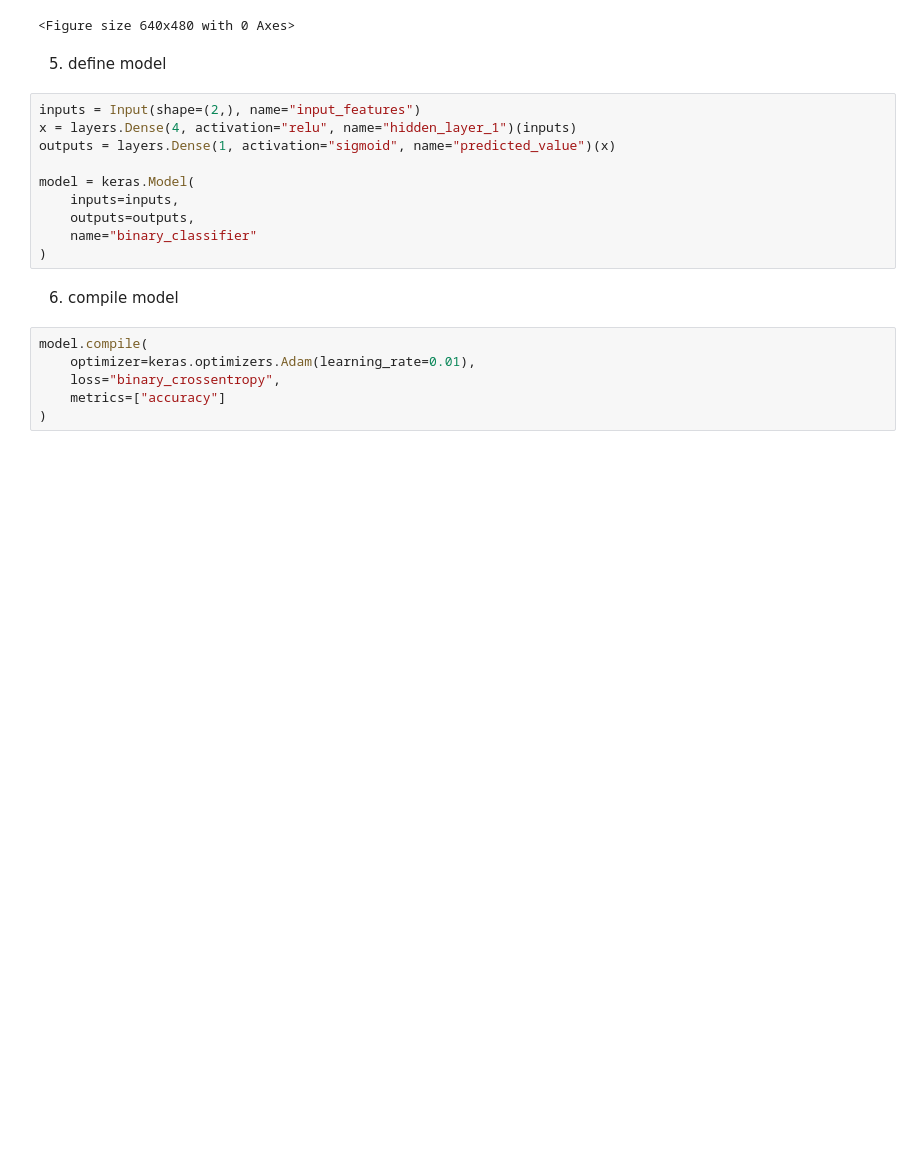
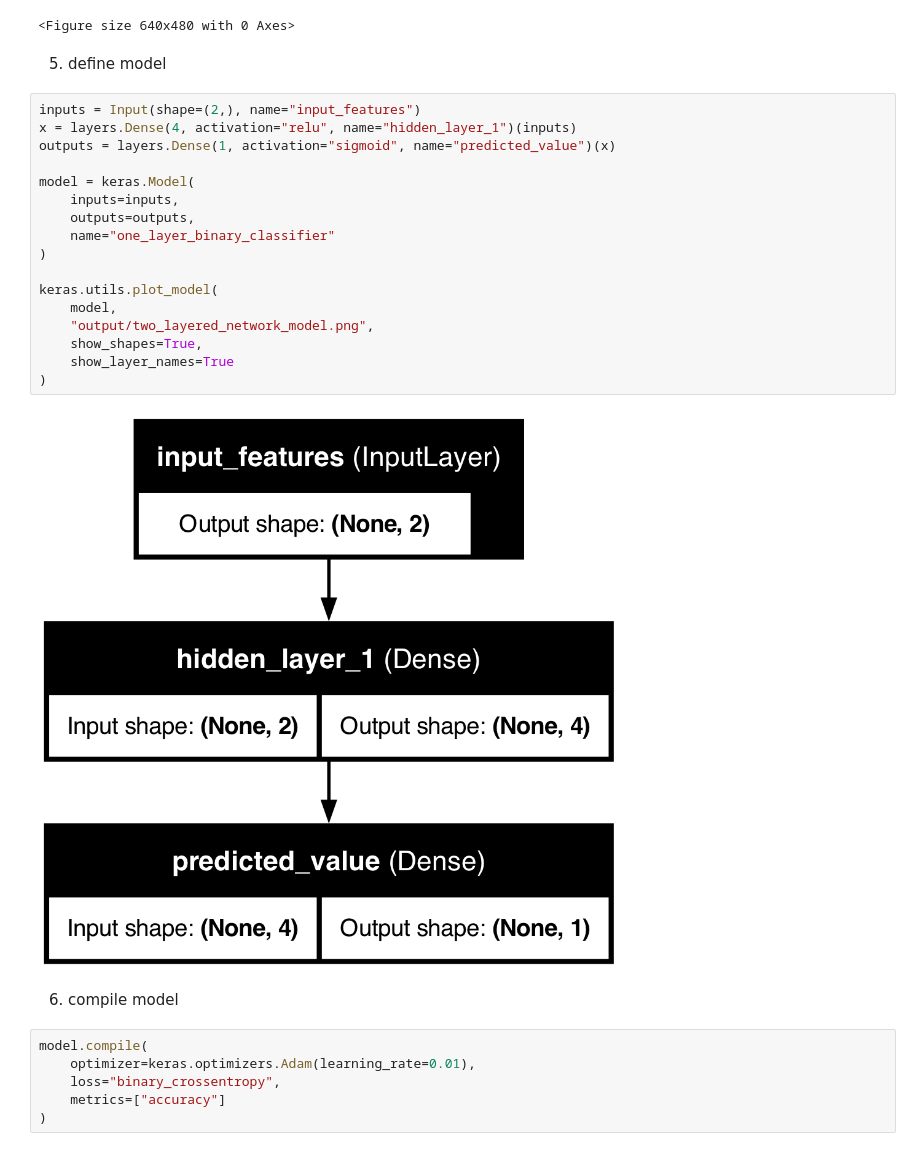
Before and after one commit to JeremiJL/MIW, a Jupyter notebook: projects/project_04/part_2/program_2.ipynb, the cells around one changed output. Saved outputs shown, nothing was run; the diff lists cells and outputs as text; blank space fills up the shorter version.

```diff
--- a/projects/project_04/part_2/program_2.ipynb
+++ b/projects/project_04/part_2/program_2.ipynb
@@ -92,13 +102,22 @@ plt.savefig("output/input_data.png")
 # %%
 inputs = Input(shape=(2,), name="input_features")
 x = layers.Dense(4, activation="relu", name="hidden_layer_1")(inputs)
 outputs = layers.Dense(1, activation="sigmoid", name="predicted_value")(x)
 
 model = keras.Model(
     inputs=inputs,
     outputs=outputs,
-    name="binary_classifier"
+    name="one_layer_binary_classifier"
 )
+
+keras.utils.plot_model(
+    model,
+    "output/two_layered_network_model.png",
+    show_shapes=True,
+    show_layer_names=True
+)
+# %% [output]
+[figure, added]
 # %% [markdown]
 6. compile model
 # %%
```
Also changed, not shown: parts of 4 cells of this notebook, 1 other file.
